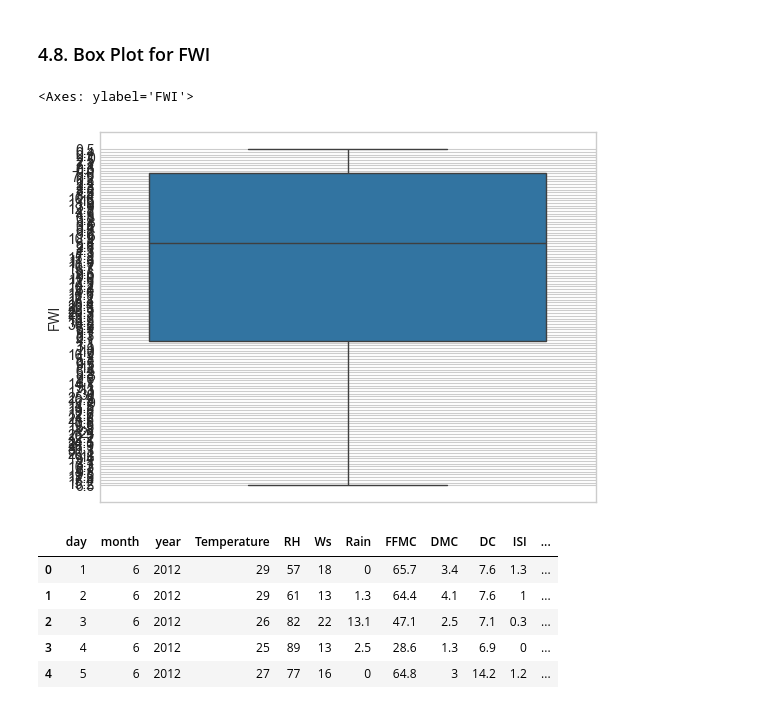
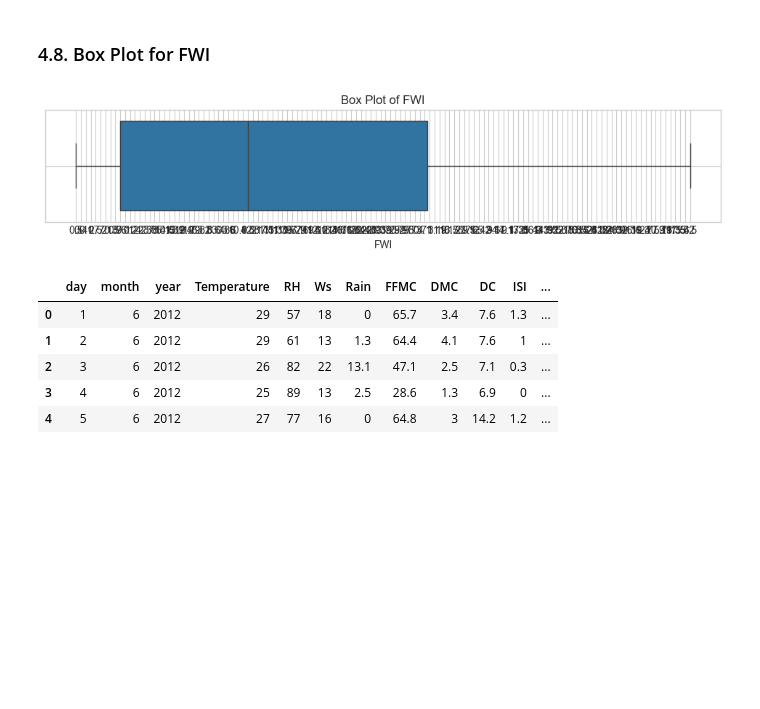
Before and after one commit to Tamim2276/Machine-Learning, a Jupyter notebook: Ridge,Lasso And ElasticNet/RidgeLassoAndElasticNet.ipynb, the cells around one changed output. Drawn from its saved outputs; the diff is of its cells as text; code cells hidden in the pictures; blank space fills up the shorter version.

```diff
--- a/Ridge,Lasso And ElasticNet/RidgeLassoAndElasticNet.ipynb
+++ b/Ridge,Lasso And ElasticNet/RidgeLassoAndElasticNet.ipynb
@@ -573,11 +574,14 @@ sns.heatmap(df.corr(),annot=True,cmap='coolwarm')
 # %% [markdown]
 ### 4.8. Box Plot for FWI
 # %%
-# Create a box plot for the 'FWI' column
-sns.boxplot(df['FWI'])
+sns.set_style('whitegrid')
+plt.figure(figsize=(12, 2))
+sns.boxplot(x=df['FWI'])
+plt.title('Box Plot of FWI')
+plt.xlabel('FWI')
+plt.grid(True)
 # %% [output]
-<Axes: ylabel='FWI'>
-[figure, old version]
+[figure, new version]
 # %%
 # Display the first few rows of the original DataFrame
 df_original.head()
```
Also changed, not shown: parts of 3 cells of this notebook.
